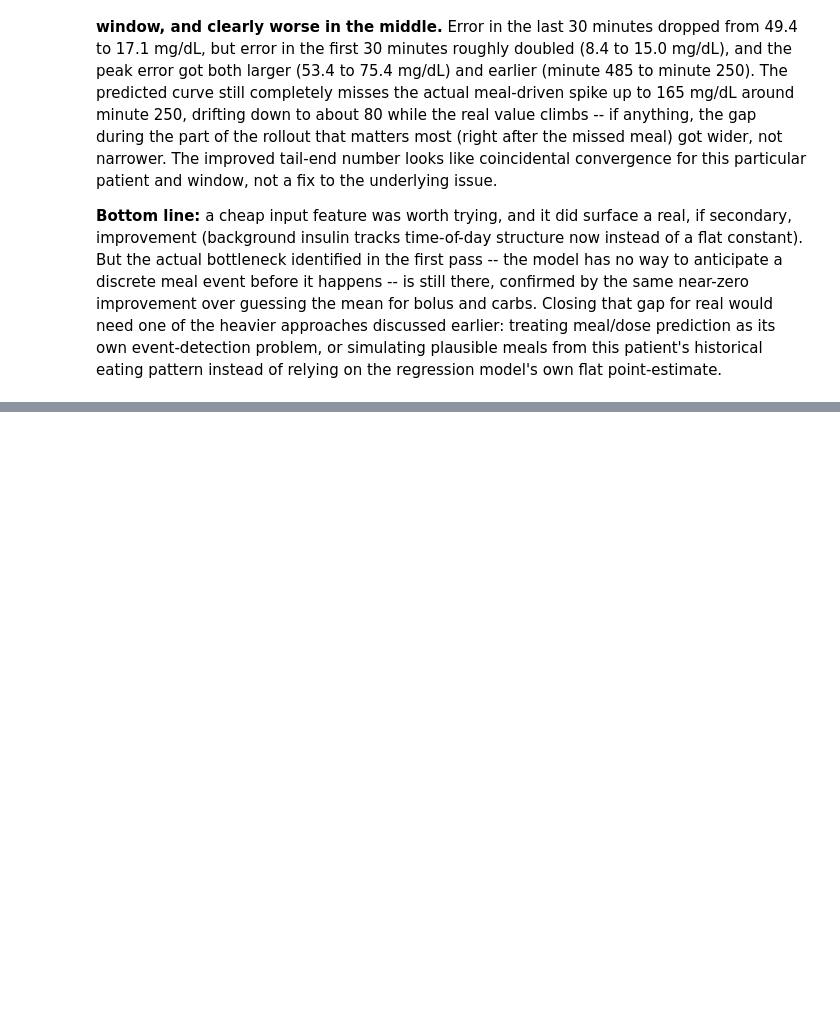
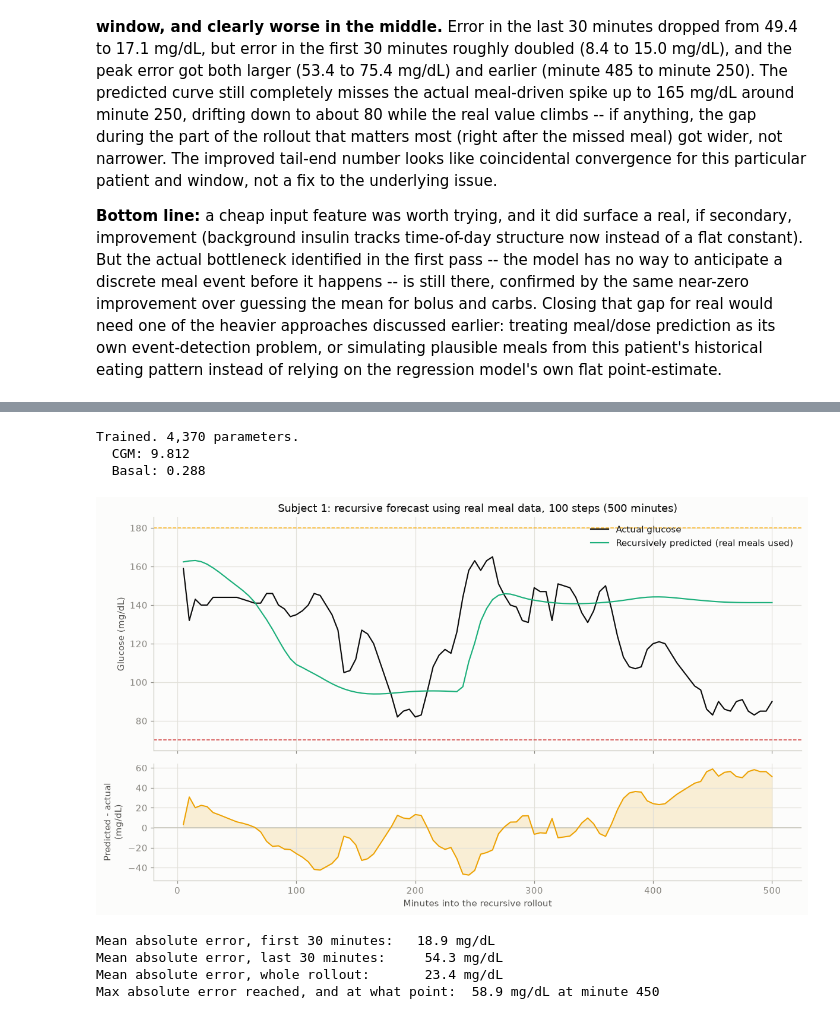
Before and after one commit to TomerWeissman/azt1d-analysis, a Jupyter notebook: notebooks/08_recursive_forecasting.ipynb, the cells around one changed output, grey strips where cells are left out. Saved outputs shown, nothing was run; the diff lists cells and outputs as text; code cells hidden in the pictures; blank space fills up the shorter version.

```diff
--- a/notebooks/08_recursive_forecasting.ipynb
+++ b/notebooks/08_recursive_forecasting.ipynb
@@ -201,0 +206,53 @@ Short answer: it changes the model's behavior, but it does not fix the actual pr
+# %%
+RECURSIVE_TARGETS = [ref.CGM, ref.BASAL]  # bolus/carbs use real data instead
+
+data_oracle = rec.prepare_multi_output_data(df_subject, target_columns=RECURSIVE_TARGETS)
+result_oracle = rec.train_multi_output_model(data_oracle, architecture="cnn_lstm")
+print(f"Trained. {result_oracle.n_params:,} parameters.")
+for col, val in result_oracle.per_target_val_rmse.items():
+    print(f"  {col}: {val:.3f}")
+# %% [output]
+Trained. 4,370 parameters.
+  CGM: 9.812
+  Basal: 0.288
+# %%
+model_oracle = rec.load_multi_output_model(result_oracle)
+trajectory_oracle = rec.recursive_forecast(
+    model_oracle, enriched, start_idx=start_idx, scaler=data_oracle.scaler,
+    target_means=data_oracle.target_means, target_stds=data_oracle.target_stds,
+    n_steps=N_STEPS, target_columns=RECURSIVE_TARGETS,
+)
+
+minutes_ahead_o = (trajectory_oracle["step"] + 1) * 5
+error_o = trajectory_oracle["pred_CGM"] - trajectory_oracle["actual_CGM"]
+
+fig, (ax1, ax2) = plt.subplots(2, 1, figsize=(11, 6.5), sharex=True, height_ratios=[2, 1])
+
+ax1.plot(minutes_ahead_o, trajectory_oracle["actual_CGM"], color=plotting.INK_PRIMARY, linewidth=1.4, label="Actual glucose")
+ax1.plot(minutes_ahead_o, trajectory_oracle["pred_CGM"], color=plotting.CATEGORICAL[2], linewidth=1.4, label="Recursively predicted (real meals used)")
+ax1.axhline(ref.HYPO_THRESHOLD, linestyle="--", color=plotting.GLUCOSE_BAND_COLORS["hypo"], linewidth=1)
+ax1.axhline(ref.HYPER_THRESHOLD, linestyle="--", color=plotting.GLUCOSE_BAND_COLORS["hyper"], linewidth=1)
+ax1.set_ylabel("Glucose (mg/dL)")
+ax1.set_title(f"Subject {SUBJECT_ID}: recursive forecast using real meal data, {N_STEPS} steps ({N_STEPS*5} minutes)")
+ax1.legend(frameon=False)
+
+ax2.axhline(0, color=plotting.BASELINE, linewidth=1)
+ax2.plot(minutes_ahead_o, error_o, color=plotting.CATEGORICAL[3], linewidth=1.3)
+ax2.fill_between(minutes_ahead_o, error_o, 0, color=plotting.CATEGORICAL[3], alpha=0.15)
+ax2.set_ylabel("Predicted - actual\n(mg/dL)")
+ax2.set_xlabel("Minutes into the recursive rollout")
+
+fig.tight_layout()
+plt.show()
+# %% [output]
+[figure, added]
+# %%
+print(f"Mean absolute error, first 30 minutes:   {error_o[minutes_ahead_o <= 30].abs().mean():.1f} mg/dL")
+print(f"Mean absolute error, last 30 minutes:     {error_o[minutes_ahead_o >= minutes_ahead_o.max() - 30].abs().mean():.1f} mg/dL")
+print(f"Mean absolute error, whole rollout:       {error_o.abs().mean():.1f} mg/dL")
+print(f"Max absolute error reached, and at what point:  {error_o.abs().max():.1f} mg/dL at minute {minutes_ahead_o[error_o.abs().idxmax()]}")
+# %% [output]
+Mean absolute error, first 30 minutes:   18.9 mg/dL
+Mean absolute error, last 30 minutes:     54.3 mg/dL
+Mean absolute error, whole rollout:       23.4 mg/dL
+Max absolute error reached, and at what point:  58.9 mg/dL at minute 450
```
Also changed, not shown: parts of 4 cells of this notebook, 2 other files.
